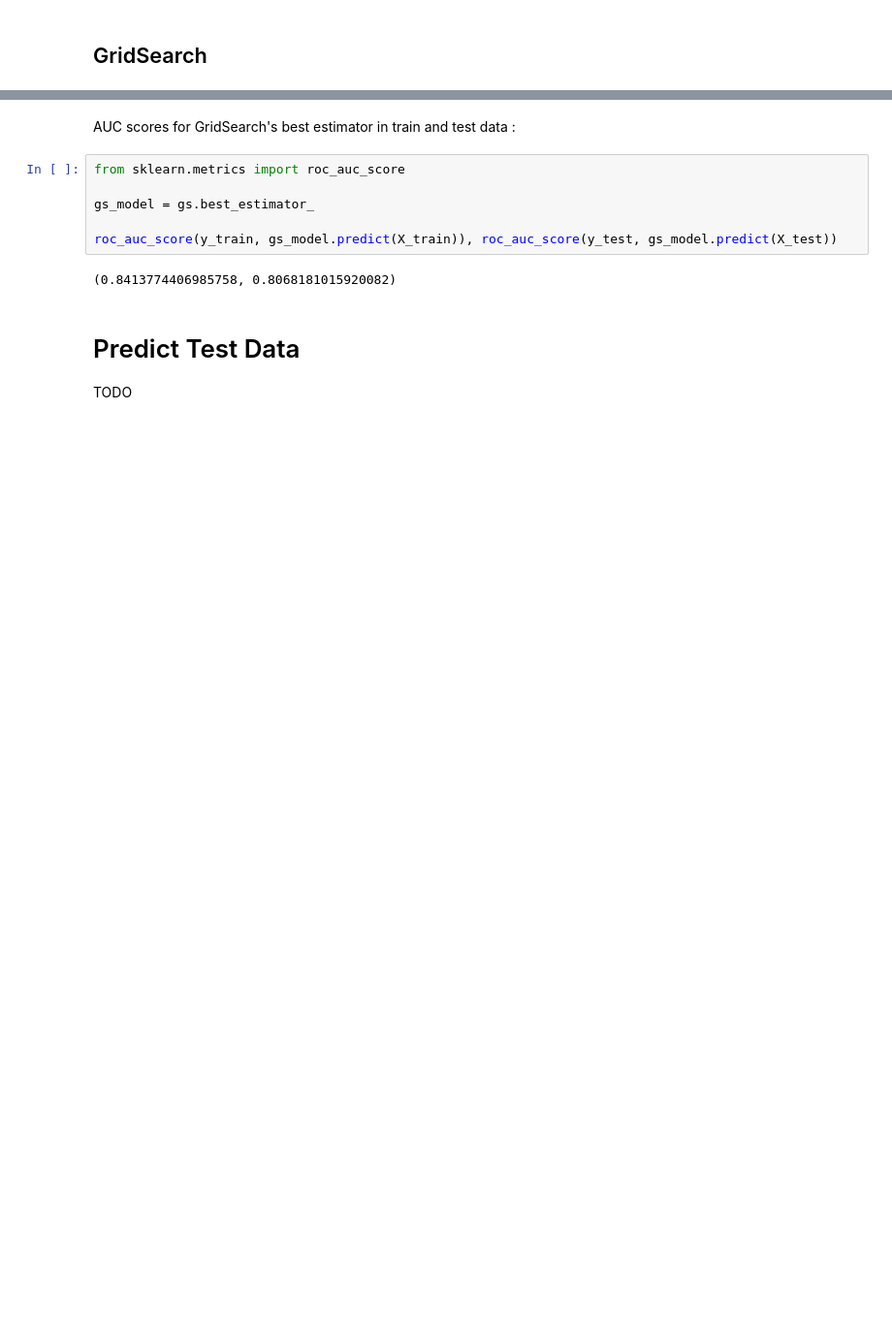
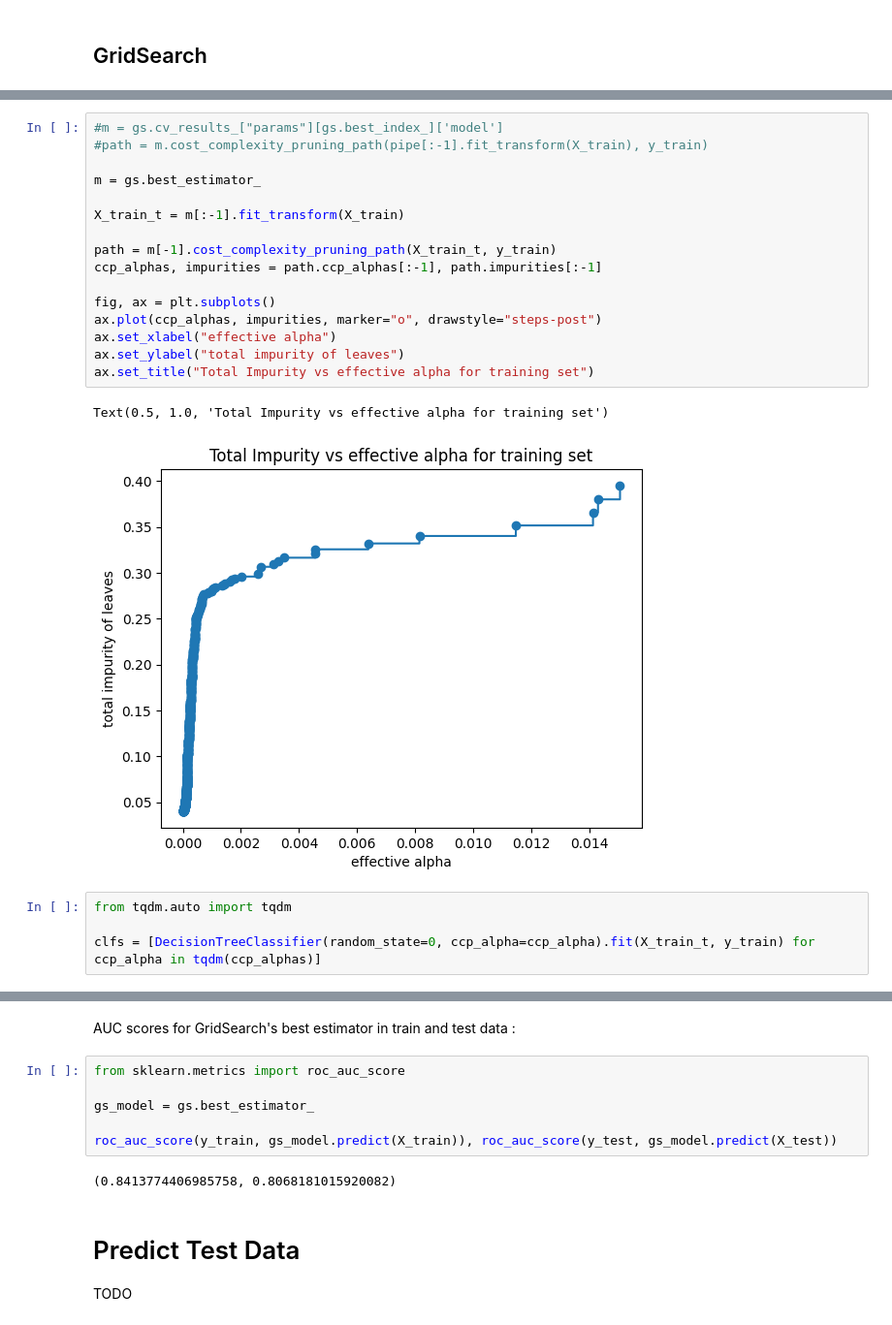
Before and after one commit to andrader/kaggle-spaceship-titanic, a Jupyter notebook: spaceship.-titanic.ipynb, the cells around one changed output, grey strips where cells are left out. Shown at 97% size. Drawn from its saved outputs; the diff is of its cells as text; blank space fills up the shorter version.

```diff
--- a/spaceship.-titanic.ipynb
+++ b/spaceship.-titanic.ipynb
@@ -233,0 +298,23 @@ scores.set_index('params').pipe(select, "mean_test_").head(10)
+# %%
+#m = gs.cv_results_["params"][gs.best_index_]['model']
+#path = m.cost_complexity_pruning_path(pipe[:-1].fit_transform(X_train), y_train)
+
+m = gs.best_estimator_
+
+X_train_t = m[:-1].fit_transform(X_train)
+
+path = m[-1].cost_complexity_pruning_path(X_train_t, y_train)
+ccp_alphas, impurities = path.ccp_alphas[:-1], path.impurities[:-1]
+
+fig, ax = plt.subplots()
+ax.plot(ccp_alphas, impurities, marker="o", drawstyle="steps-post")
+ax.set_xlabel("effective alpha")
+ax.set_ylabel("total impurity of leaves")
+ax.set_title("Total Impurity vs effective alpha for training set")
+# %% [output]
+Text(0.5, 1.0, 'Total Impurity vs effective alpha for training set')
+[figure, added]
+# %%
+from tqdm.auto import tqdm
+
+clfs = [DecisionTreeClassifier(random_state=0, ccp_alpha=ccp_alpha).fit(X_train_t, y_train) for ccp_alpha in tqdm(ccp_alphas)]
```
Also changed, not shown: parts of 12 cells of this notebook.
